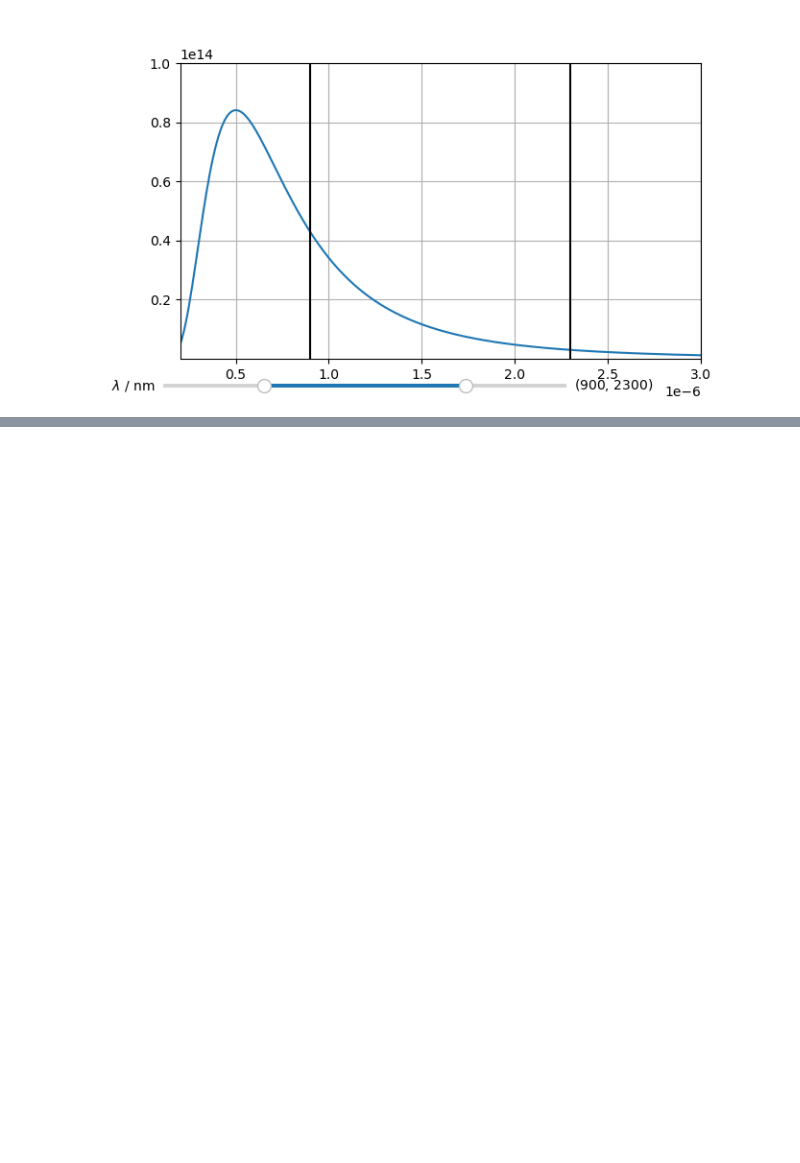
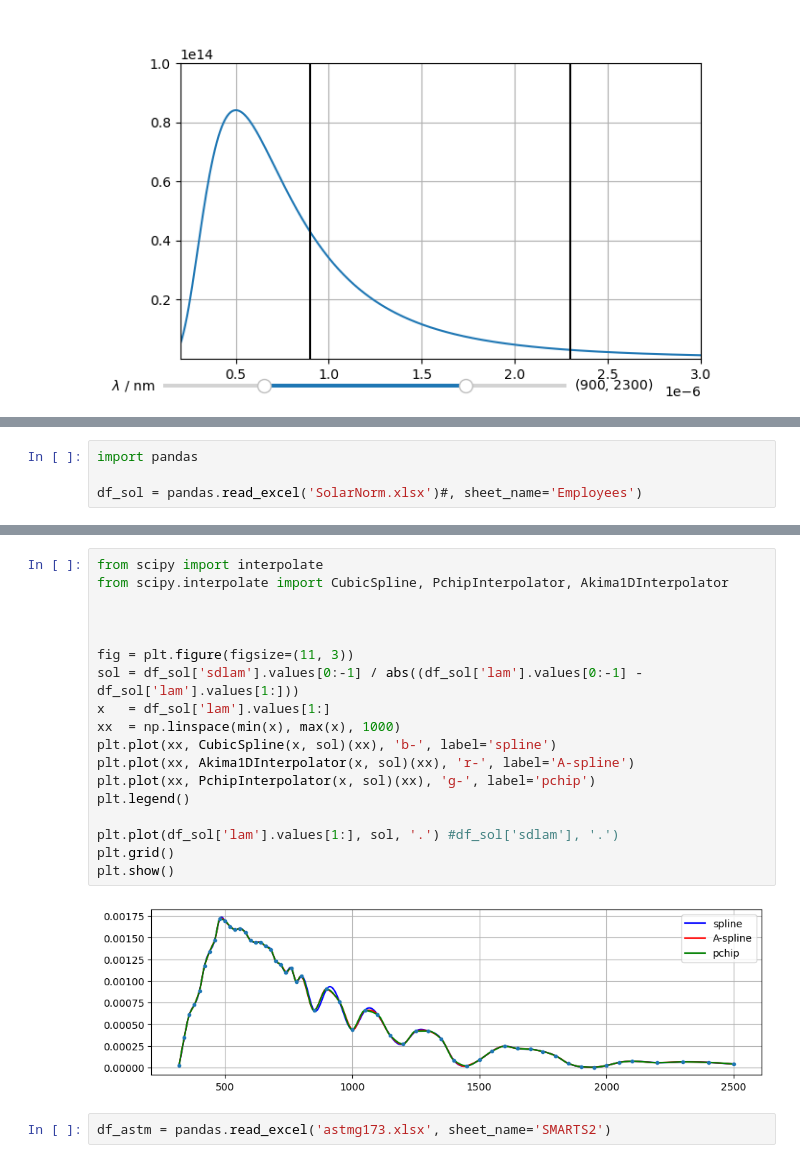
Before and after one commit to GitAndi18/Light, a Jupyter notebook: _build/jupyter_execute/Ch_1/Planck_240315.ipynb, the cells around one changed output, grey strips where cells are left out. Drawn from its saved outputs; the diff is of its cells as text; blank space fills up the shorter version.

```diff
--- a/_build/jupyter_execute/Ch_1/Planck_240315.ipynb
+++ b/_build/jupyter_execute/Ch_1/Planck_240315.ipynb
@@ -310,0 +253,4 @@ SyntaxError: invalid syntax (3436147894.py, line 3)
+# %%
+import pandas
+
+df_sol = pandas.read_excel('SolarNorm.xlsx')#, sheet_name='Employees')
@@ -310,0 +266,22 @@ SyntaxError: invalid syntax (3436147894.py, line 3)
+# %%
+from scipy import interpolate
+from scipy.interpolate import CubicSpline, PchipInterpolator, Akima1DInterpolator
+
+
+
+fig = plt.figure(figsize=(11, 3))
+sol = df_sol['sdlam'].values[0:-1] / abs((df_sol['lam'].values[0:-1] - df_sol['lam'].values[1:]))
+x   = df_sol['lam'].values[1:]
+xx  = np.linspace(min(x), max(x), 1000)
+plt.plot(xx, CubicSpline(x, sol)(xx), 'b-', label='spline')
+plt.plot(xx, Akima1DInterpolator(x, sol)(xx), 'r-', label='A-spline')
+plt.plot(xx, PchipInterpolator(x, sol)(xx), 'g-', label='pchip')
+plt.legend()
+
+plt.plot(df_sol['lam'].values[1:], sol, '.') #df_sol['sdlam'], '.')
+plt.grid()
+plt.show()
+# %% [output]
+[figure, added]
+# %%
+df_astm = pandas.read_excel('astmg173.xlsx', sheet_name='SMARTS2')
```
Also changed, not shown: parts of 5 cells of this notebook, 44 other files.
